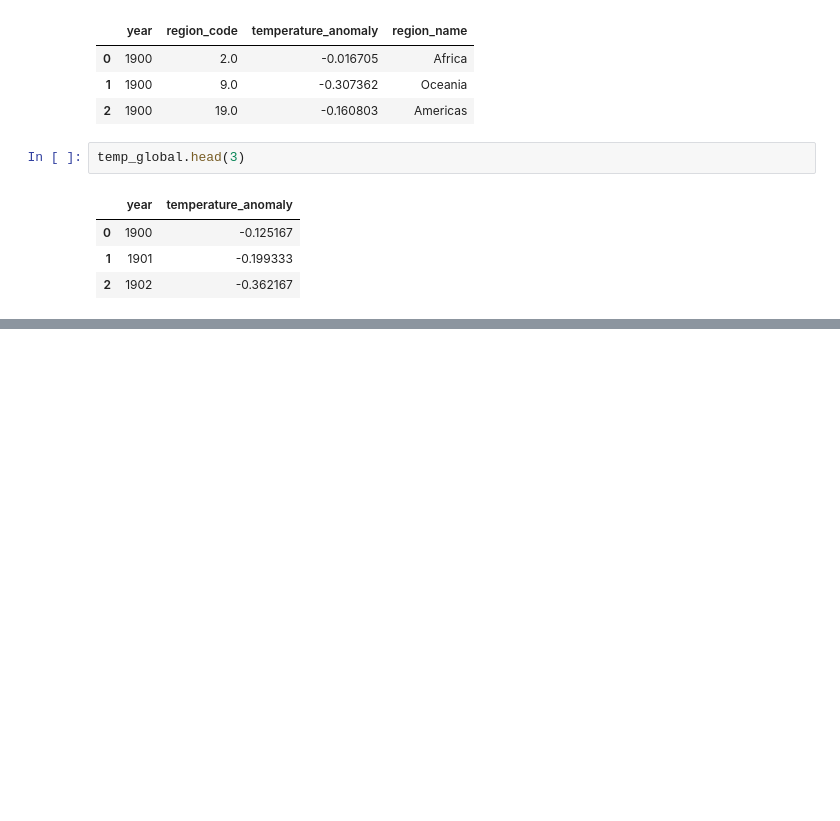
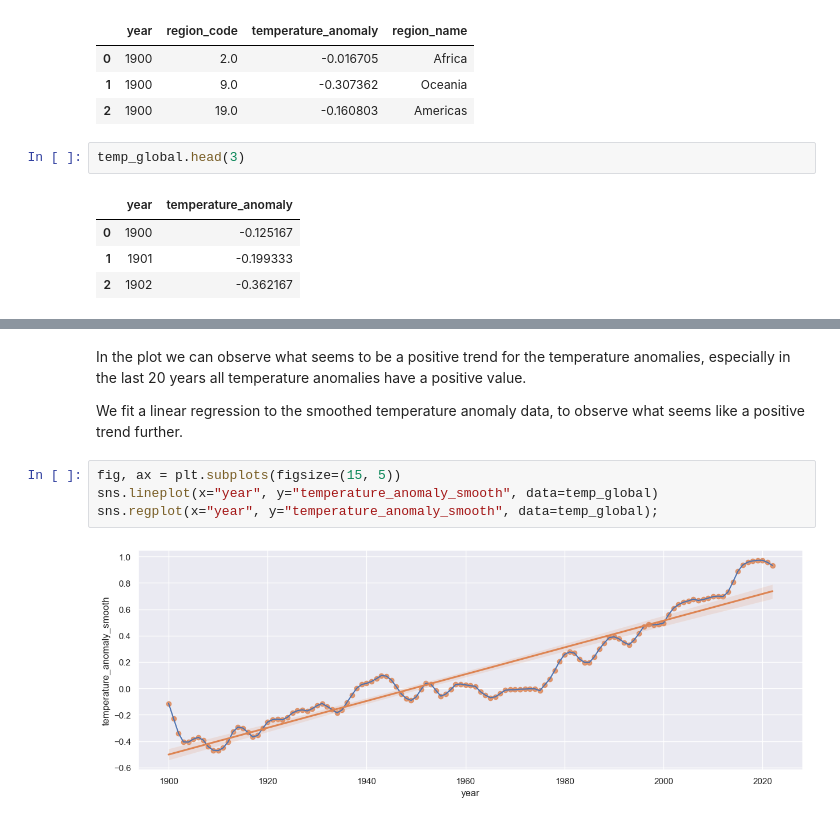
Before and after one commit to lukiwieser/natural-disasters-and-climate-change, a Jupyter notebook: main.ipynb, the cells around one changed output, grey strips where cells are left out. Cells and saved outputs as stored; diff of their text form; blank space fills up the shorter version.

```diff
--- a/main.ipynb
+++ b/main.ipynb
@@ -1223,0 +1273,10 @@ If not otherwise specified we look at natural disasters from a globaly.
+# %% [markdown]
+In the plot we can observe what seems to be a positive trend for the temperature anomalies, especially in the last 20 years all temperature anomalies have a positive value.
+
+We fit a linear regression to the smoothed temperature anomaly data, to observe what seems like a positive trend further.
+# %%
+fig, ax = plt.subplots(figsize=(15, 5))
+sns.lineplot(x="year", y="temperature_anomaly_smooth", data=temp_global)
+sns.regplot(x="year", y="temperature_anomaly_smooth", data=temp_global);
+# %% [output]
+[figure, added]
```
Also changed, not shown: parts of 55 cells of this notebook, 1 other file.
